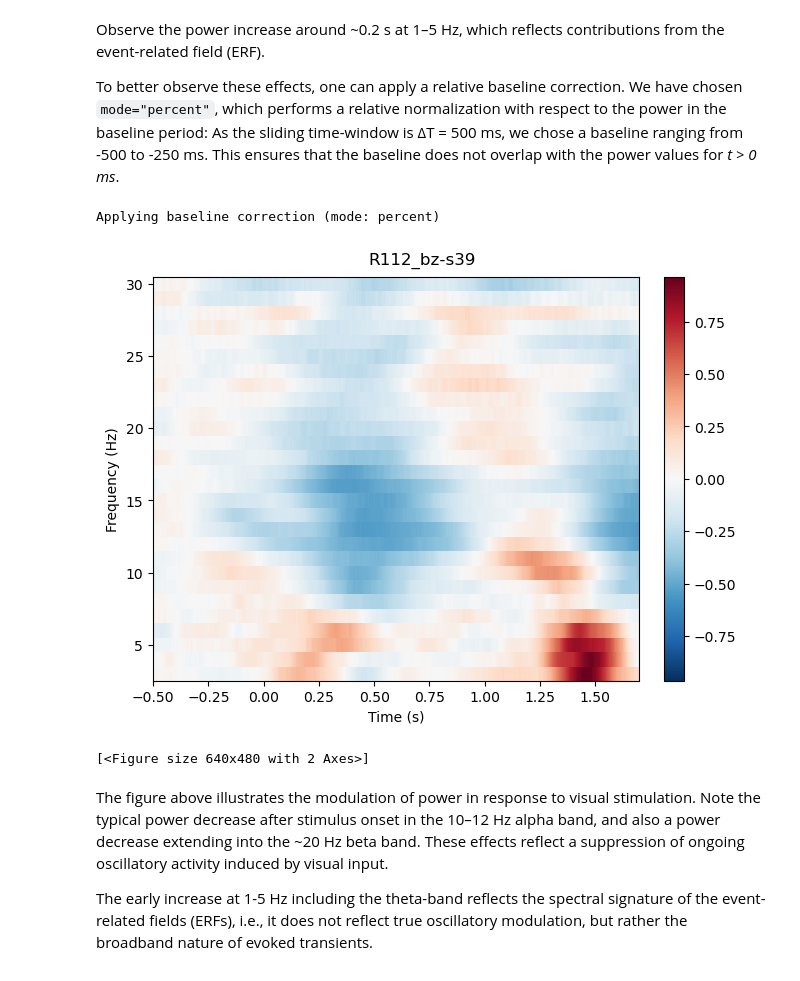
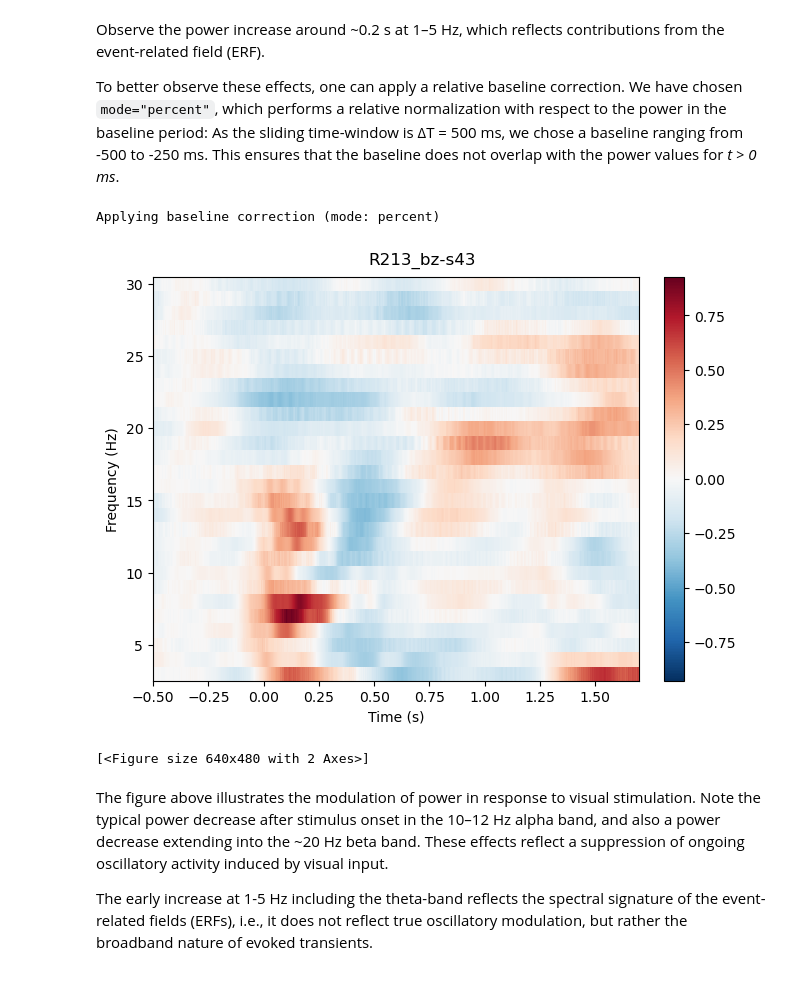
Before and after one commit to FLUX-pipeline/FieldLine, a Jupyter notebook: Time_Frequency.ipynb, the cells around one changed output. Drawn from its saved outputs; the diff is of its cells as text; code cells hidden in the pictures.

```diff
--- a/Time_Frequency.ipynb
+++ b/Time_Frequency.ipynb
@@ -38,8 +38,7 @@ task = 'SpAtt'
 run = '01'
 meg_suffix = 'meg'
 epo_suffix = 'epo'
-#data_path='C:/Users/rakshita/Documents/Sub_OJ_new'
-data_path = '/Users/o.jensen@bham.ac.uk/Data/FieldLineUoB'
+data_path = 'E:/new_fieldline/sub-H'
 
 
 bids_root = op.join(data_path, "Fieldline_Spatt_BIDS")
@@ -154,16 +159,16 @@ Observe the power increase around ~0.2 s at 1–5 Hz, which reflects contributio
 
 To better observe these effects, one can apply a relative baseline correction. We have chosen `mode="percent"`, which performs a relative normalization with respect to the power in the baseline period: As the sliding time-window is ΔT = 500 ms, we chose a baseline ranging from -500 to -250 ms.  This ensures that the baseline does not overlap with the power values for *t > 0 ms*.
 # %%
-sensor = 'R112_bz-s39'
+sensor = 'R213_bz-s43'
 tfr_slowL.plot(
     picks=sensor,
     baseline=[-0.50,-0.25],
     mode="percent",
     tmin=-0.5, tmax=1.7,
     title=sensor)
 # %% [output]
 Applying baseline correction (mode: percent)
-[figure, old version]
+[figure, new version]
 [<Figure size 640x480 with 2 Axes>]
 # %% [markdown]
 The figure above illustrates the modulation of power in response to visual stimulation. Note the typical power decrease after stimulus onset in the 10–12 Hz alpha band, and also a power decrease extending into the ~20 Hz beta band. These effects reflect a suppression of ongoing oscillatory activity induced by visual input.
```
Also changed, not shown: parts of 10 cells of this notebook, 2 other files.
